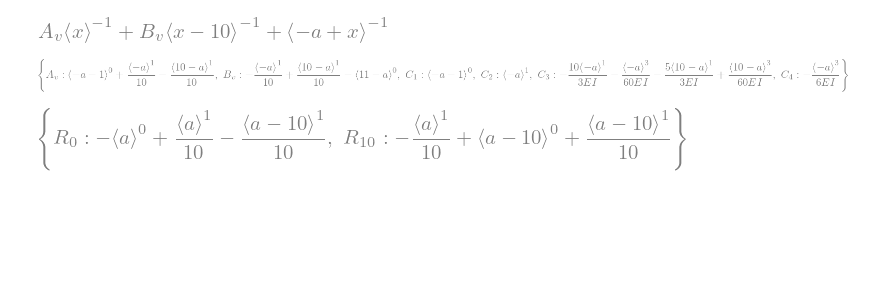
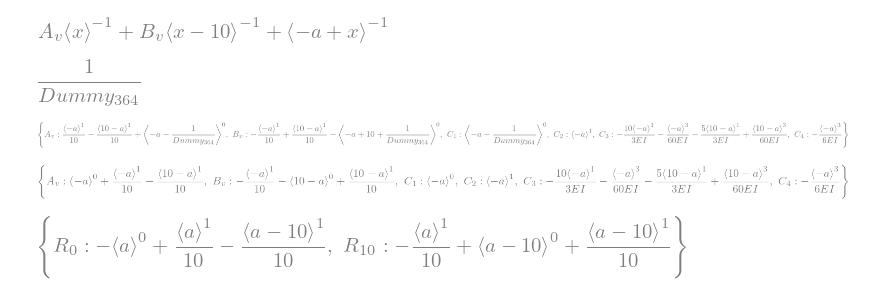
Before and after one commit to Tom-van-Woudenberg/Macaulay-various, a Jupyter notebook: example_julia_1.ipynb, the cells around one changed output. Drawn from its saved outputs; the diff is of its cells as text; code cells hidden in the pictures; blank space fills up the shorter version.

```diff
--- a/example_julia_1.ipynb
+++ b/example_julia_1.ipynb
@@ -23,18 +23,28 @@ M = sym.integrate(V, x) + C_2
 kappa = M / E / I
 phi = sym.integrate(kappa, x) + C_3
 w = -sym.integrate(phi, x) + C_4
+# %%
+dummy = sym.Dummy(prime=True)
+eps = 1/dummy
+display(eps)
+# %% [output]
+[figure, added]
 # %%
 Eq1 = sym.Eq(w.subs(x,0),0)
 Eq2 = sym.Eq(w.subs(x,10),0)
 Eq3 = sym.Eq(M.subs(x,0),0)
 Eq4 = sym.Eq(M.subs(x,10),0)
-Eq5 = sym.Eq(V.subs(x,0-1),0)
-Eq6 = sym.Eq(V.subs(x,10+1),0)
+Eq5 = sym.Eq(V.subs(x,0-eps),0)
+Eq6 = sym.Eq(V.subs(x,10+eps),0)
 # %%
 sol = sym.solve((Eq1,Eq2,Eq3,Eq4,Eq5,Eq6),(C_1,C_2,C_3,C_4,A_v,B_v))
 display(sol)
+for key, value in sol.items():
+    sol[key] = value.subs(dummy,sym.oo)
+display(sol)
 # %% [output]
-[figure, old version]
+[figure, new version]
+[figure, added]
 # %%
 E = sym.Symbol('E')
 I = sym.Symbol('I')
```
Also changed, not shown: parts of 3 cells of this notebook, 3 other files.
